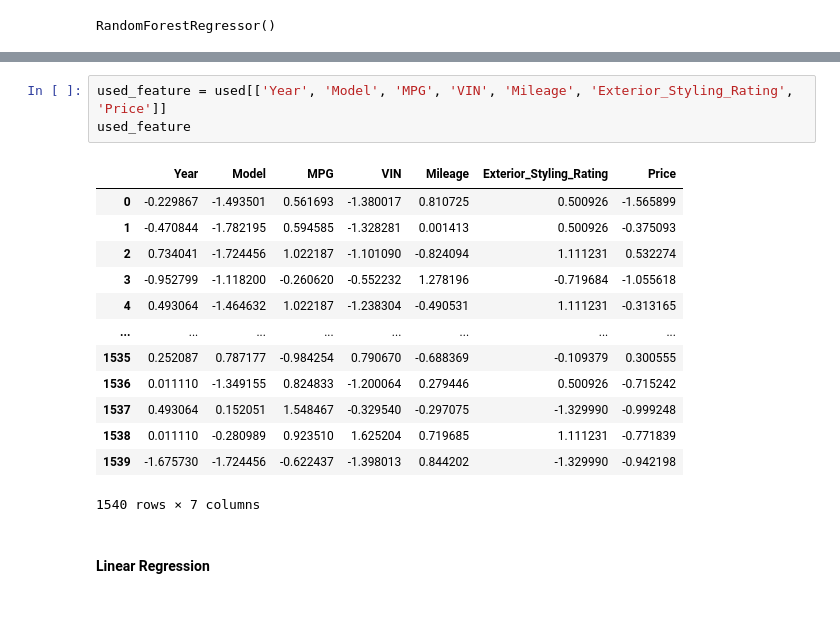
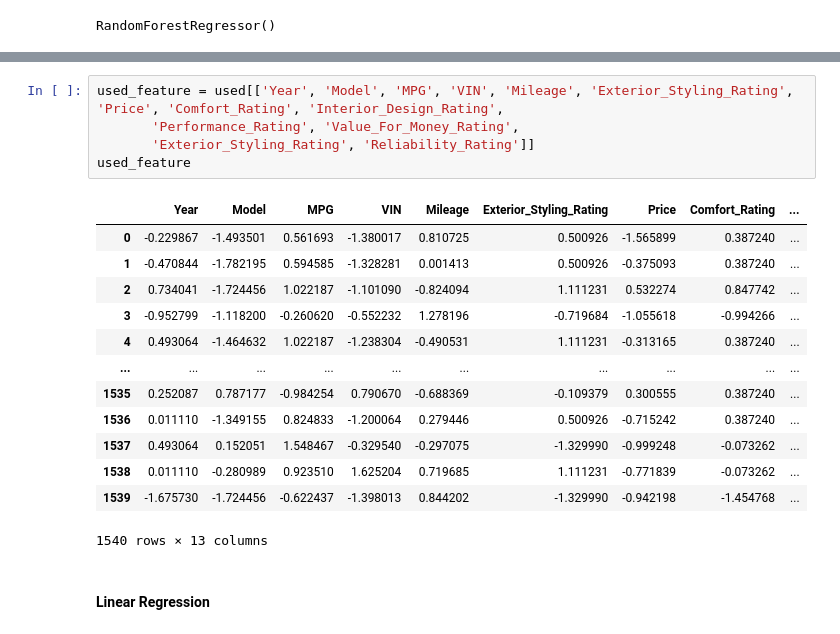
Before and after one commit to daff00/Honda-UsedCarPrice-Prediction, a Jupyter notebook: Project DATMOD.ipynb, the cells around one changed output, grey strips where cells are left out. Cells and saved outputs as stored; diff of their text form.

```diff
--- a/Project DATMOD.ipynb
+++ b/Project DATMOD.ipynb
@@ -448,20 +448,22 @@ Index(['Year', 'Make', 'Model', 'Condition', 'Consumer_Rating',
 # %%
-used_feature = used[['Year', 'Model', 'MPG', 'VIN', 'Mileage', 'Exterior_Styling_Rating', 'Price']]
+used_feature = used[['Year', 'Model', 'MPG', 'VIN', 'Mileage', 'Exterior_Styling_Rating', 'Price', 'Comfort_Rating', 'Interior_Design_Rating',
+       'Performance_Rating', 'Value_For_Money_Rating',
+       'Exterior_Styling_Rating', 'Reliability_Rating']]
 used_feature
 # %% [output]
-|  | Year | Model | MPG | VIN | Mileage | Exterior_Styling_Rating | Price |
-| 0 | -0.229867 | -1.493501 | 0.561693 | -1.380017 | 0.810725 | 0.500926 | -1.565899 |
-| 1 | -0.470844 | -1.782195 | 0.594585 | -1.328281 | 0.001413 | 0.500926 | -0.375093 |
-| 2 | 0.734041 | -1.724456 | 1.022187 | -1.101090 | -0.824094 | 1.111231 | 0.532274 |
-| 3 | -0.952799 | -1.118200 | -0.260620 | -0.552232 | 1.278196 | -0.719684 | -1.055618 |
-| 4 | 0.493064 | -1.464632 | 1.022187 | -1.238304 | -0.490531 | 1.111231 | -0.313165 |
-| ... | ... | ... | ... | ... | ... | ... | ... |
-| 1535 | 0.252087 | 0.787177 | -0.984254 | 0.790670 | -0.688369 | -0.109379 | 0.300555 |
-| 1536 | 0.011110 | -1.349155 | 0.824833 | -1.200064 | 0.279446 | 0.500926 | -0.715242 |
-| 1537 | 0.493064 | 0.152051 | 1.548467 | -0.329540 | -0.297075 | -1.329990 | -0.999248 |
-| 1538 | 0.011110 | -0.280989 | 0.923510 | 1.625204 | 0.719685 | 1.111231 | -0.771839 |
-| 1539 | -1.675730 | -1.724456 | -0.622437 | -1.398013 | 0.844202 | -1.329990 | -0.942198 |
+|  | Year | Model | MPG | VIN | Mileage | Exterior_Styling_Rating | Price | Comfort_Rating | ... |
+| 0 | -0.229867 | -1.493501 | 0.561693 | -1.380017 | 0.810725 | 0.500926 | -1.565899 | 0.387240 | ... |
+| 1 | -0.470844 | -1.782195 | 0.594585 | -1.328281 | 0.001413 | 0.500926 | -0.375093 | 0.387240 | ... |
+| 2 | 0.734041 | -1.724456 | 1.022187 | -1.101090 | -0.824094 | 1.111231 | 0.532274 | 0.847742 | ... |
+| 3 | -0.952799 | -1.118200 | -0.260620 | -0.552232 | 1.278196 | -0.719684 | -1.055618 | -0.994266 | ... |
+| 4 | 0.493064 | -1.464632 | 1.022187 | -1.238304 | -0.490531 | 1.111231 | -0.313165 | 0.387240 | ... |
+| ... | ... | ... | ... | ... | ... | ... | ... | ... | ... |
+| 1535 | 0.252087 | 0.787177 | -0.984254 | 0.790670 | -0.688369 | -0.109379 | 0.300555 | 0.387240 | ... |
+| 1536 | 0.011110 | -1.349155 | 0.824833 | -1.200064 | 0.279446 | 0.500926 | -0.715242 | 0.387240 | ... |
+| 1537 | 0.493064 | 0.152051 | 1.548467 | -0.329540 | -0.297075 | -1.329990 | -0.999248 | -0.073262 | ... |
+| 1538 | 0.011110 | -0.280989 | 0.923510 | 1.625204 | 0.719685 | 1.111231 | -0.771839 | -0.073262 | ... |
+| 1539 | -1.675730 | -1.724456 | -0.622437 | -1.398013 | 0.844202 | -1.329990 | -0.942198 | -1.454768 | ... |
-1540 rows × 7 columns
+1540 rows × 13 columns
 # %% [markdown]
 #### Linear Regression
 # %%
```
Also changed, not shown: parts of 11 cells of this notebook.
